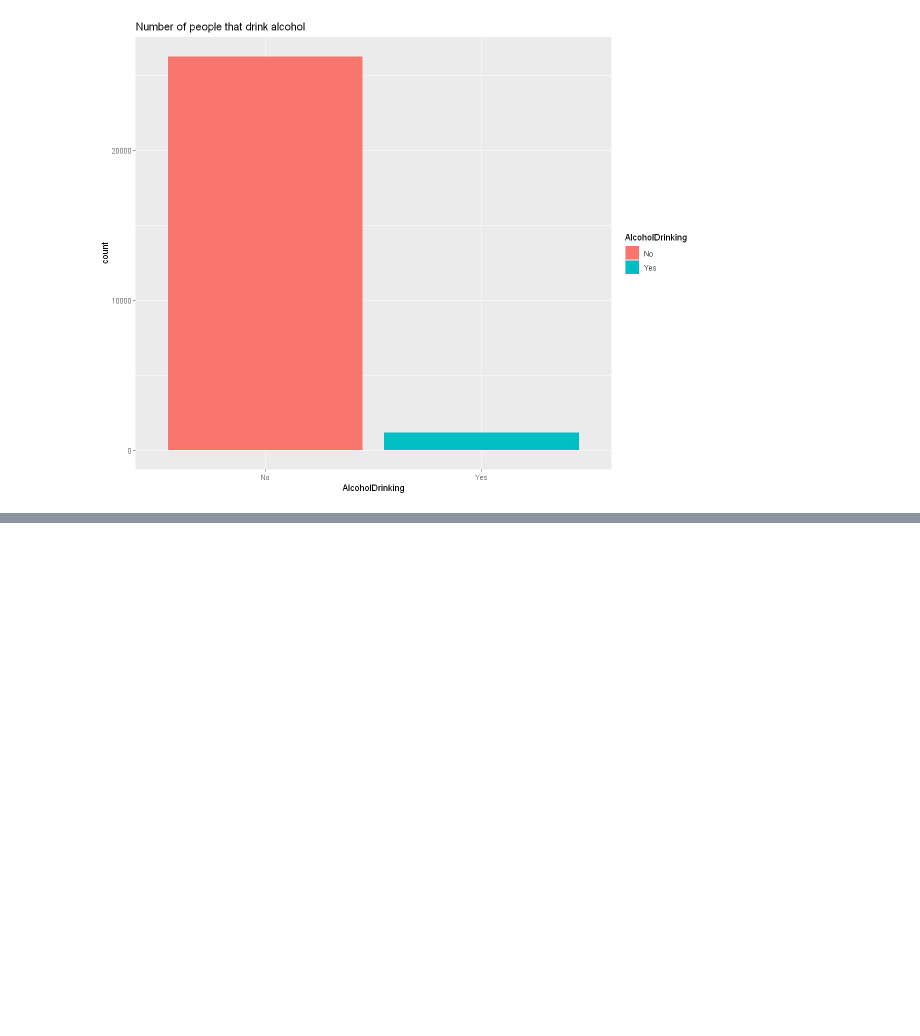
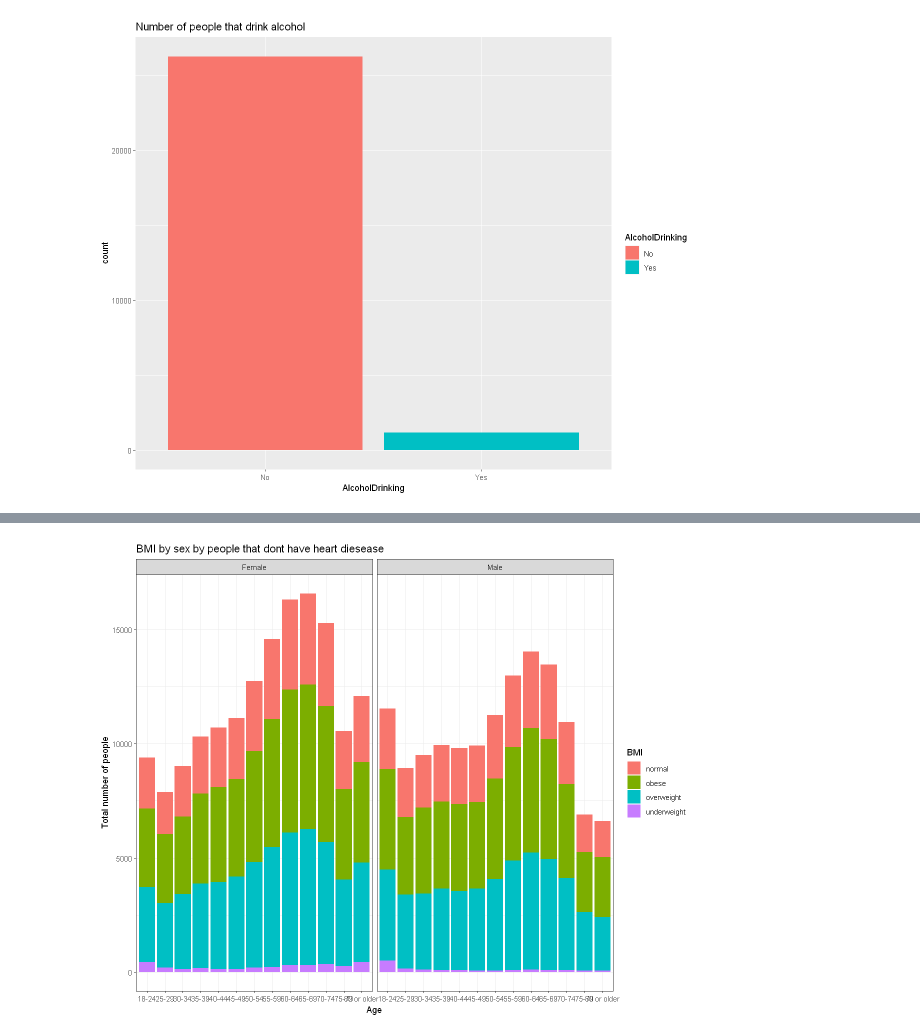
Before and after one commit to Meapy/Visualizing-data, a Jupyter notebook: Assignment/main.ipynb, the cells around one changed output, grey strips where cells are left out. Cells and saved outputs as stored; diff of their text form; code cells hidden in the pictures; blank space fills up the shorter version.

```diff
--- a/Assignment/main.ipynb
+++ b/Assignment/main.ipynb
@@ -90,7 +105,7 @@ graph
 # %%
 #add a new column for the BMI range, based on the BMI value, if below 18.5 then underweight, if between 18.5 and 25 then normal, if between 25 and 30 then overweight, if above 30 then obese
 heartDF$BMI_range = ifelse(heartDF$BMI < 18.5, "underweight", ifelse(heartDF$BMI < 25, "normal", ifelse(heartDF$BMI < 30, "overweight", "obese")))
-head(heartDF)
+heartDF2$BMI_range = ifelse(heartDF2$BMI < 18.5, "underweight", ifelse(heartDF$BMI < 25, "normal", ifelse(heartDF$BMI < 30, "overweight", "obese")))
 
 #create a bar chart for bmi for the different age groups
 graph <- ggplot(heartDF, aes(x = AgeCategory, fill = BMI_range)) +
@@ -122,0 +129,11 @@ ggplot(heartDF, aes(x = AgeCategory, fill = BMI_range)) +
+# %%
+ggplot(heartDF2, aes(x = AgeCategory, fill = BMI_range)) +
+  theme_bw() +
+  facet_wrap(~Sex) +
+  geom_bar() +
+  labs(y = "Total number of people",
+       x = "Age",
+       fill = "BMI ",
+       title = "BMI by sex by people that dont have heart diesease ")
+# %% [output]
+[figure, added]
```
Also changed, not shown: parts of 4 cells of this notebook.
